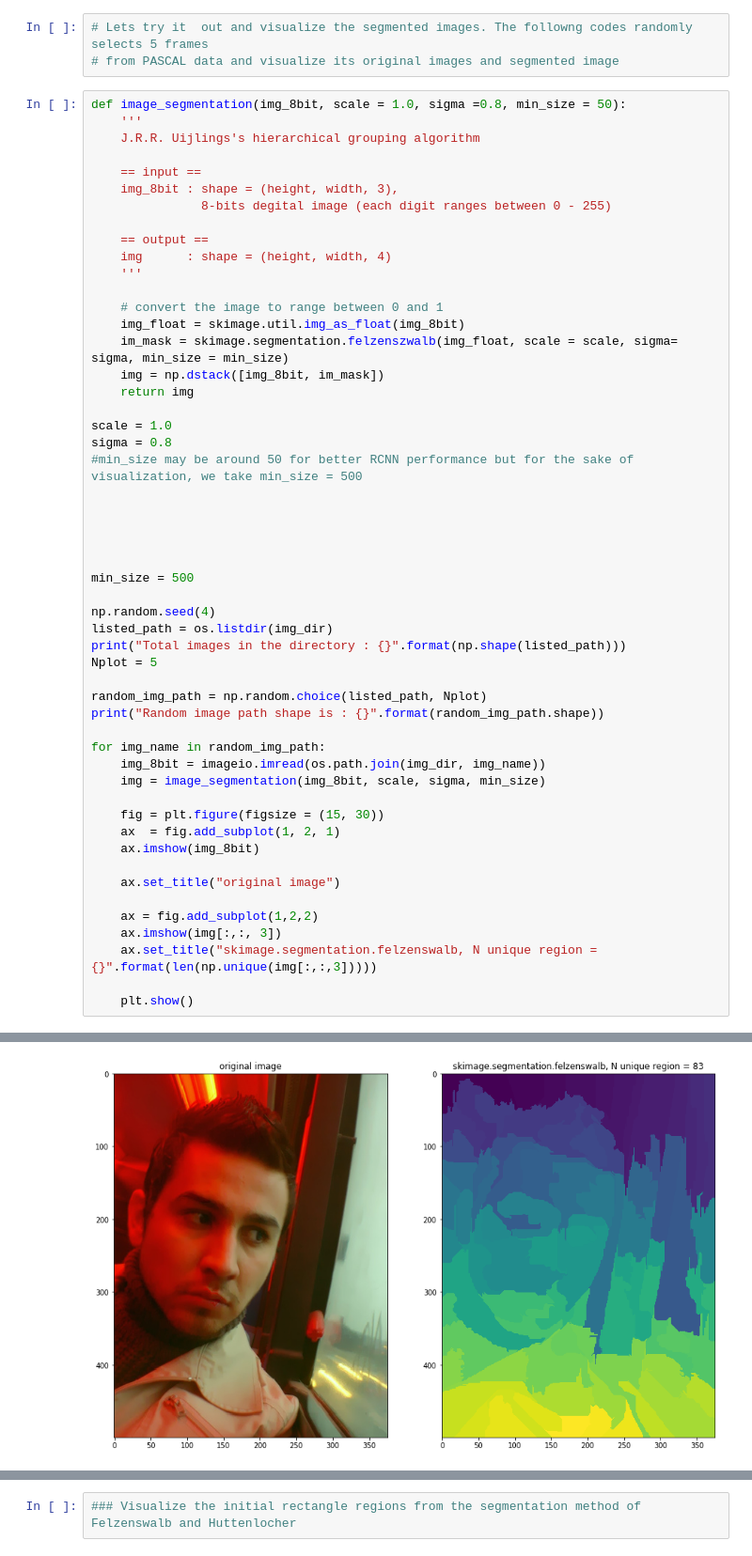
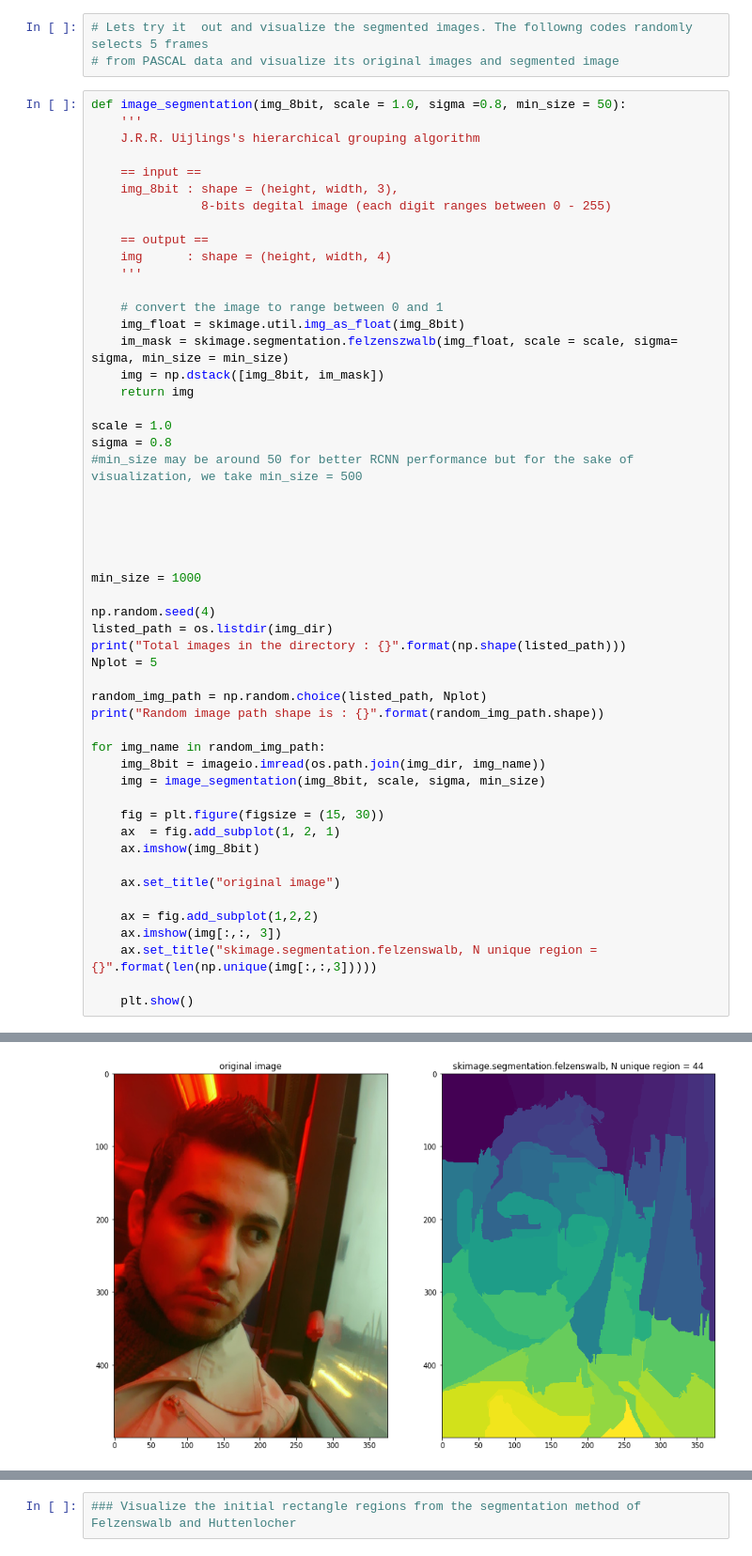
Before and after one commit to dkhanna511/Object-detection-RCNN, a Jupyter notebook: Selective Search.ipynb, the cells around one changed output, grey strips where cells are left out. Shown at 94% size. Drawn from its saved outputs; the diff is of its cells as text.

```diff
--- a/Selective Search.ipynb
+++ b/Selective Search.ipynb
@@ -45,32 +45,32 @@ sigma = 0.8
 
 
 
-min_size = 500
+min_size = 1000
 
 np.random.seed(4)
 listed_path = os.listdir(img_dir)
 print("Total images in the directory : {}".format(np.shape(listed_path)))
 Nplot = 5
 
 random_img_path = np.random.choice(listed_path, Nplot)
 print("Random image path shape is : {}".format(random_img_path.shape))
 
 for img_name in random_img_path:
     img_8bit = imageio.imread(os.path.join(img_dir, img_name))
     img = image_segmentation(img_8bit, scale, sigma, min_size)
 
     fig = plt.figure(figsize = (15, 30))
     ax  = fig.add_subplot(1, 2, 1)
     ax.imshow(img_8bit)
 
     ax.set_title("original image")
 
     ax = fig.add_subplot(1,2,2)
     ax.imshow(img[:,:, 3])
     ax.set_title("skimage.segmentation.felzenswalb, N unique region = {}".format(len(np.unique(img[:,:,3]))))
 
     plt.show()
 # %% [output]
 Total images in the directory : (17125,)
 Random image path shape is : (5,)
-[figure, old version]
+[figure, new version]
```
Also changed, not shown: parts of 3 cells of this notebook.
